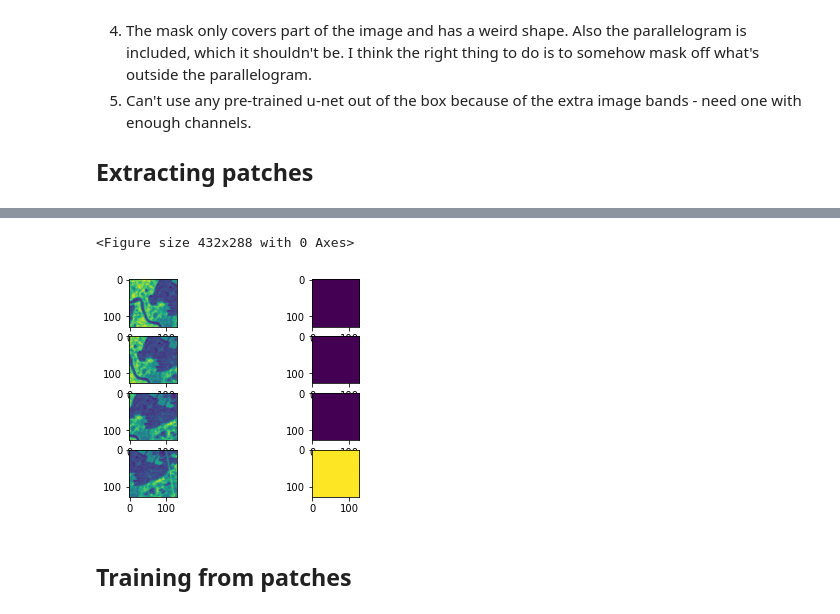
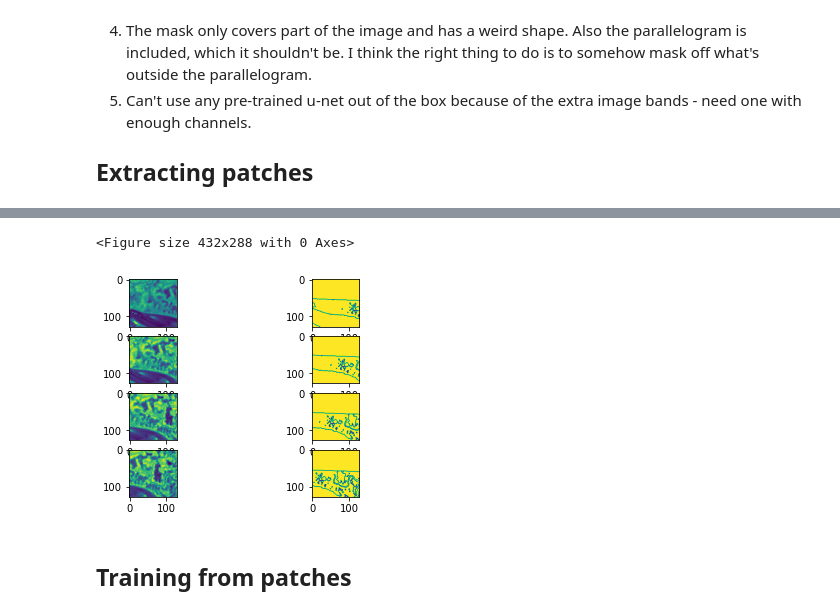
Before and after one commit to colefranks/MarshBoundaries, a Jupyter notebook: MarshBoundaries.ipynb, the cells around one changed output, grey strips where cells are left out. Cells and saved outputs as stored; diff of their text form; code cells hidden in the pictures.

```diff
--- a/MarshBoundaries.ipynb
+++ b/MarshBoundaries.ipynb
@@ -170,17 +133,17 @@ mask_patches = tf.reshape(mask_patches,[-1,PATCH_SIZE,PATCH_SIZE,1])
 # %%
 #make sure they line up
 plt.figure()
 
 #subplot(r,c) provide the no. of rows and columns
 f, axarr = plt.subplots(4,2)
 
 # use the created array to output your multiple images. In this case I have stacked 4 images vertically
 for i in range(4):
-    axarr[i][0].imshow(patches.numpy()[0+i,:,:,7])
-    axarr[i][1].imshow(mask_patches.numpy()[0+i,:,:,0])
+    axarr[i][0].imshow(patches.numpy()[20 + i,:,:,7])
+    axarr[i][1].imshow(mask_patches.numpy()[20 + i,:,:,0])
 # %% [output]
 <Figure size 432x288 with 0 Axes>
-[figure, old version]
+[figure, new version]
 # %% [markdown]
 ## Training from patches
 # %%
```
Also changed, not shown: parts of 32 cells of this notebook, 2 other files.
